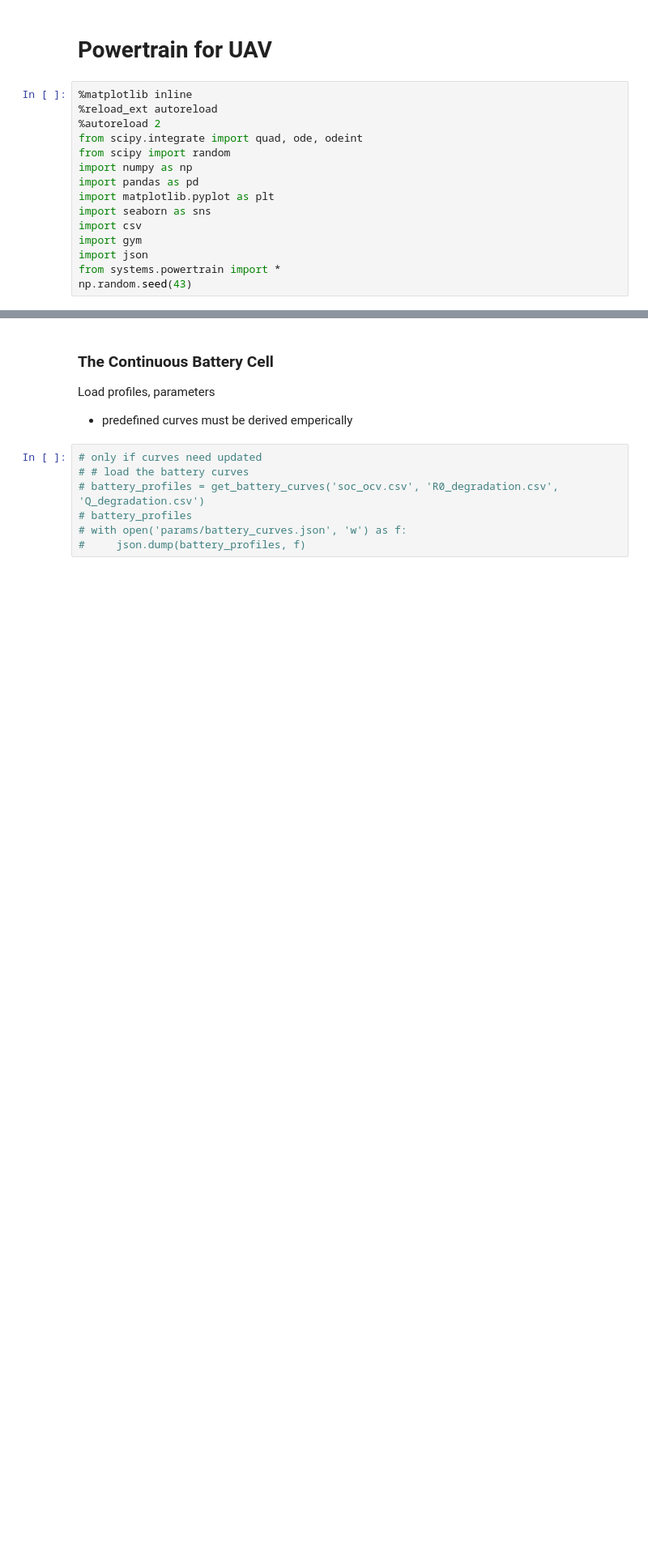
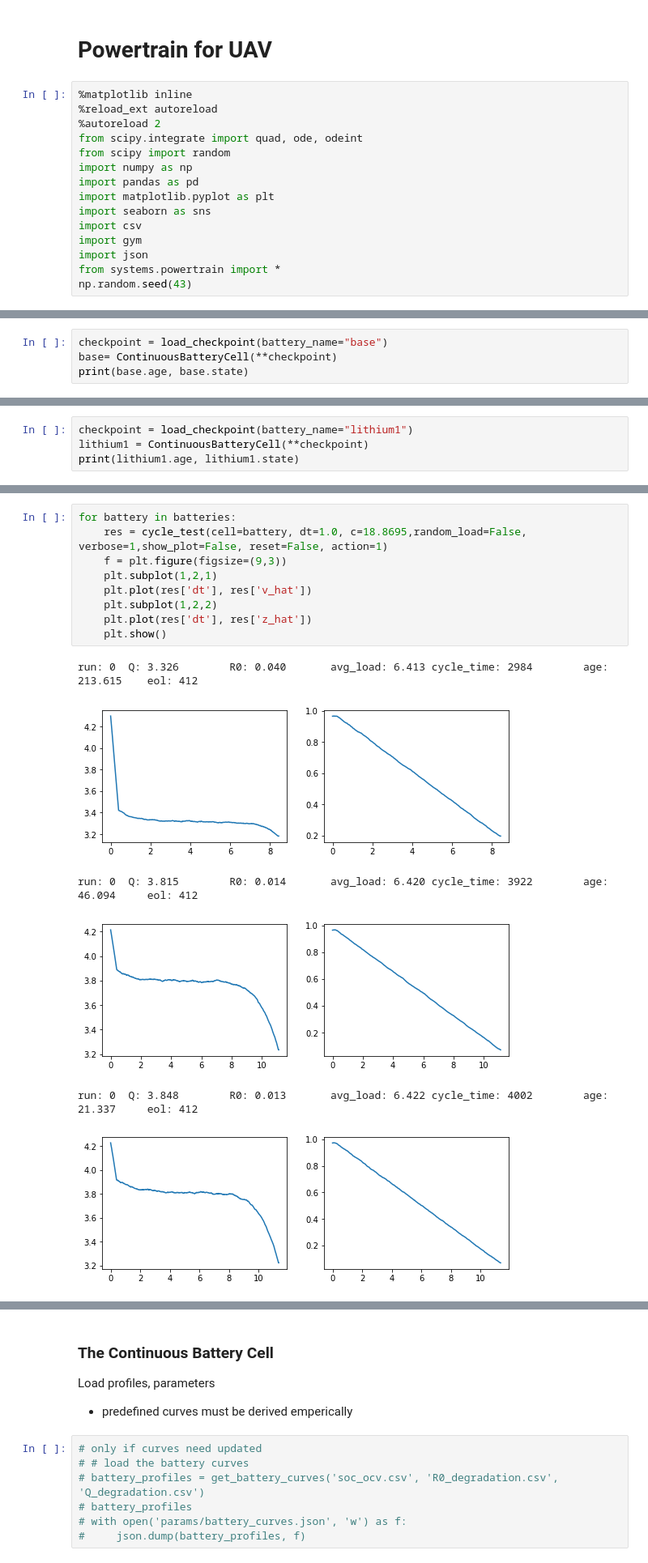
Before and after one commit to hazrmard/AirplaneFaultTolerance, a Jupyter notebook: powertrain.ipynb, the cells around one changed output, grey strips where cells are left out. Shown: that part at 81% size. Drawn from its saved outputs; the diff is of its cells as text; blank space fills up the shorter version.

```diff
--- a/powertrain.ipynb
+++ b/powertrain.ipynb
@@ -17,0 +48,4 @@ np.random.seed(43)
+# %%
+checkpoint = load_checkpoint(battery_name="base")
+base= ContinuousBatteryCell(**checkpoint)
+print(base.age, base.state)
@@ -17,0 +56,4 @@ np.random.seed(43)
+# %%
+checkpoint = load_checkpoint(battery_name="lithium1")
+lithium1 = ContinuousBatteryCell(**checkpoint)
+print(lithium1.age, lithium1.state)
@@ -17,0 +100,16 @@ np.random.seed(43)
+# %%
+for battery in batteries:
+    res = cycle_test(cell=battery, dt=1.0, c=18.8695,random_load=False, verbose=1,show_plot=False, reset=False, action=1)
+    f = plt.figure(figsize=(9,3))
+    plt.subplot(1,2,1)
+    plt.plot(res['dt'], res['v_hat'])
+    plt.subplot(1,2,2)
+    plt.plot(res['dt'], res['z_hat'])
+    plt.show()
+# %% [output]
+run: 0  Q: 3.326        R0: 0.040       avg_load: 6.413 cycle_time: 2984        age: 213.615    eol: 412
+[figure, added]
+run: 0  Q: 3.815        R0: 0.014       avg_load: 6.420 cycle_time: 3922        age: 46.094     eol: 412
+[figure, added]
+run: 0  Q: 3.848        R0: 0.013       avg_load: 6.422 cycle_time: 4002        age: 21.337     eol: 412
+[figure, added]
```
Also changed, not shown: parts of 38 cells of this notebook.
